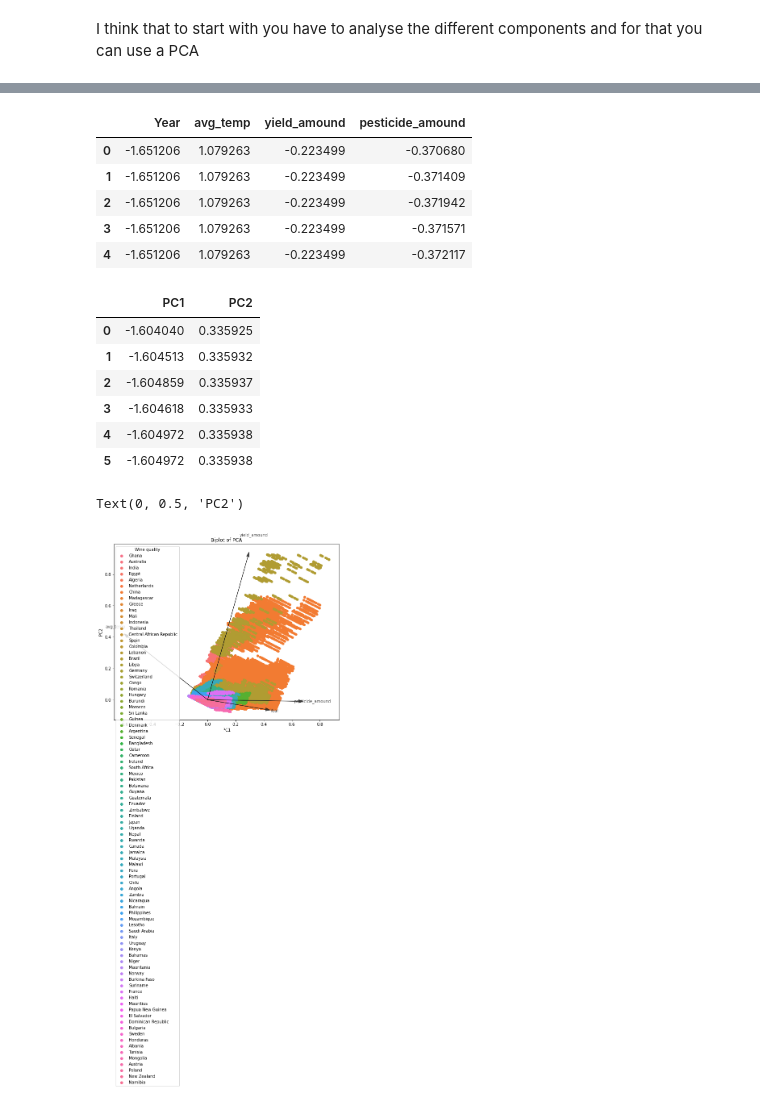
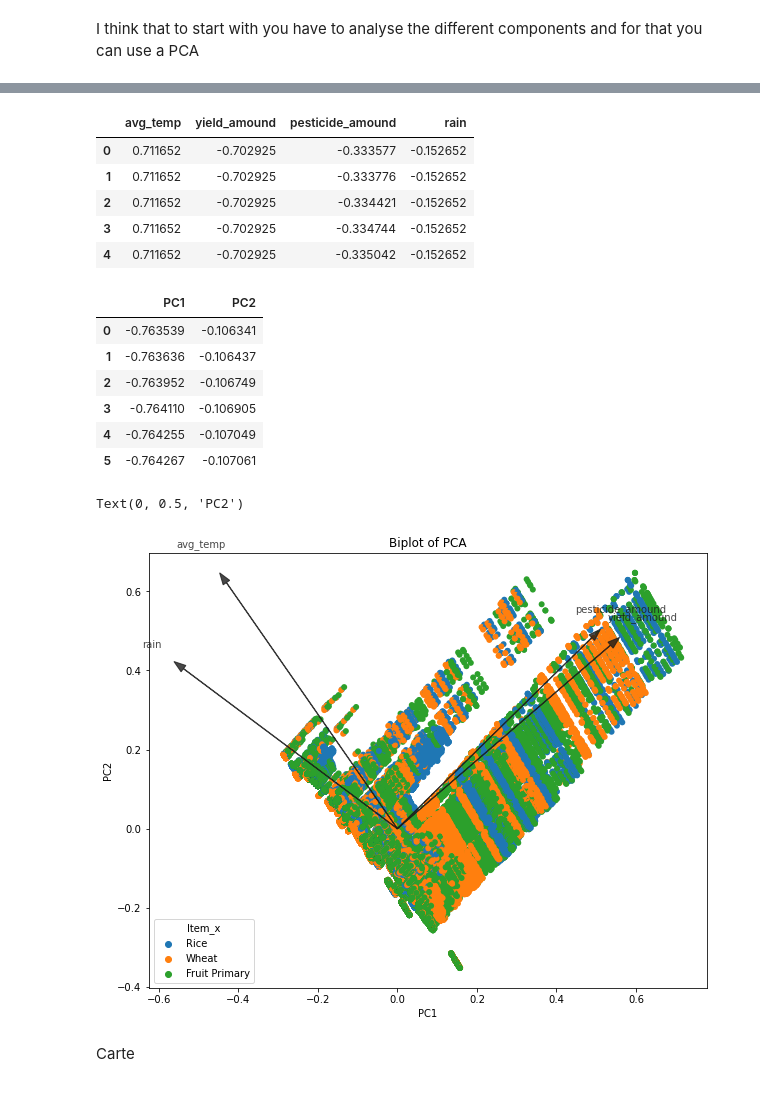
Before and after one commit to LucasJohannsenShadow/AVCD, a Jupyter notebook: Projet.ipynb, the cells around one changed output, grey strips where cells are left out. Drawn from its saved outputs; the diff is of its cells as text; code cells hidden in the pictures.

```diff
--- a/Projet.ipynb
+++ b/Projet.ipynb
@@ -35,5 +18,30 @@ df2 = pd.melt(df2, id_vars=['Area', "Item", "Element", "Unit"], var_name='Year',
 df2['Year'] = df2['Year'].str[1:] # removin the letter of befor the years
 df2['Year'] = df2['Year'].astype(int)
 df2 = df2.rename(index=str, columns={"Value": "yield_amound"})
-df2
+
+dg = pd.read_csv("data/2019 2020.csv", encoding='latin-1')
+dg2=dg.drop(['Stop','Indicator','Code','IndicatorCode'], axis=1)
+dg2 = pd.melt(dg2, id_vars=['ï»¿Area'], var_name='Year', value_name='Value') # reshaping the df to create a single year collum
+dg2=dg2.dropna()
+dg2 = dg2.rename(index=str, columns={"Value": "rain"})
+dg2 = dg2.rename(index=str, columns={"ï»¿Area": "Area"})
+dg2['Year']=dg2['Year'].astype('int')
+
+dr = pd.read_csv("data/FAOSTAT_data_en_4-18-2023.csv", encoding='latin-1')
+dr2 = dr.dropna(how = 'any') # removing all missing data
+dr2 = dr2.drop(["ï»¿Domain Code", "Area Code (M49)", "Item Code", "Element Code", "Year Code", "Flag", "Flag Description"], axis=1) # removing not used collums
+dr2 = dr2.rename(index=str, columns={"Value": "pesticide_amound"})
+
+di = pd.read_csv("data/temp.csv", encoding='latin-1')
+di2 = di.dropna(how = 'any') # removing all missing data
+di2 = di2.rename(index=str, columns={"year": "Year"}) # renaming collums
+di2 = di2.rename(index=str, columns={"country": "Area"}) #renaming collums
+
+merged = pd.merge(df2, dr2, on= ["Area", "Year"])
+merged = pd.merge(di2, merged, on= ["Area", "Year"])
+merged = pd.merge(dg2, merged, on= ["Area", "Year"])
+
+merged=merged[(merged['Unit_x']=='tonnes')]
+
+merged
 # %% [output]
@@ -258,0 +178,6 @@ df
+# %%
+
+data=merged[(merged['Item_x']=='Rice')| (merged['Item_x']=='Wheat')| (merged['Item_x']=='Maize')|(merged['Item_x']=='Fruit Primary')]
+df = data[[ "avg_temp", "yield_amound","pesticide_amound","rain"]]
+df_2= data[[ "Item_x", "avg_temp", "yield_amound","pesticide_amound"]]
+df
@@ -259,18 +198,18 @@ df
 # %%
 from sklearn.decomposition import PCA
 from sklearn.preprocessing import StandardScaler
-yiel_scaled = StandardScaler().fit_transform(df)
+yield_scaled = StandardScaler().fit_transform(df)
 # As a result, we obtained a two-dimensional NumPy array. We can convert it to a pandas DataFrame for a better display.
 df_scaled = pd.DataFrame(data=yield_scaled,
                                 columns=df.columns)
 df_scaled.head()
 # %% [output]
-|  | Year | avg_temp | yield_amound | pesticide_amound |
-| 0 | -1.651206 | 1.079263 | -0.223499 | -0.370680 |
-| 1 | -1.651206 | 1.079263 | -0.223499 | -0.371409 |
-| 2 | -1.651206 | 1.079263 | -0.223499 | -0.371942 |
-| 3 | -1.651206 | 1.079263 | -0.223499 | -0.371571 |
-| 4 | -1.651206 | 1.079263 | -0.223499 | -0.372117 |
+|  | avg_temp | yield_amound | pesticide_amound | rain |
+| 0 | 0.711652 | -0.702925 | -0.333577 | -0.152652 |
+| 1 | 0.711652 | -0.702925 | -0.333776 | -0.152652 |
+| 2 | 0.711652 | -0.702925 | -0.334421 | -0.152652 |
+| 3 | 0.711652 | -0.702925 | -0.334744 | -0.152652 |
+| 4 | 0.711652 | -0.702925 | -0.335042 | -0.152652 |
 # %%
 pca = PCA(n_components=2)
 PC = pca.fit_transform(df_scaled)
@@ -280,39 +219,41 @@ pca_yield = pd.DataFrame(data = PC,
 pca_yield.head(6)
 # %% [output]
 |  | PC1 | PC2 |
-| 0 | -1.604040 | 0.335925 |
-| 1 | -1.604513 | 0.335932 |
-| 2 | -1.604859 | 0.335937 |
-| 3 | -1.604618 | 0.335933 |
-| 4 | -1.604972 | 0.335938 |
-| 5 | -1.604972 | 0.335938 |
+| 0 | -0.763539 | -0.106341 |
+| 1 | -0.763636 | -0.106437 |
+| 2 | -0.763952 | -0.106749 |
+| 3 | -0.764110 | -0.106905 |
+| 4 | -0.764255 | -0.107049 |
+| 5 | -0.764267 | -0.107061 |
 # %%
 PC1 = pca_yield['PC1']/(pca_yield['PC1'].max() - pca_yield['PC1'].min())
 PC2 = pca_yield['PC2']/(pca_yield['PC2'].max() - pca_yield['PC2'].min())
 
 plt.figure(figsize=(10, 8))
 plt.title('Biplot of PCA')
 sns.scatterplot(x=PC1,
               y=PC2,
-              hue = df_2['Area'].tolist(),
+              hue = df_2['Item_x'].tolist(),
               linewidth=0,
               )
 
 n = np.transpose(pca.components_).shape[0] # number of dimensions (2)
 for i in range(n):
         plt.arrow(0, 0, np.transpose(pca.components_)[i,0],
                   np.transpose(pca.components_)[i,1],
                   color = (0.1, 0.1, 0.1, 0.8),
                   head_width=0.02) # plot arrows for each variable
         plt.text(np.transpose(pca.components_)[i,0]* 1.15,
                  np.transpose(pca.components_)[i,1] * 1.15,
                  list(df.columns)[i],
                  color = (0.1, 0.1, 0.1, 0.8),
                  ha = 'center',
                  va = 'center') # variable labels for each arrow
-plt.legend(title='Area')
+plt.legend(title='Item_x')
 plt.xlabel("PC{}".format(1))
 plt.ylabel("PC{}".format(2))
 # %% [output]
 Text(0, 0.5, 'PC2')
-[figure, old version]
+[figure, new version]
+# %% [markdown]
+Carte
```
Also changed, not shown: parts of 28 cells of this notebook.
